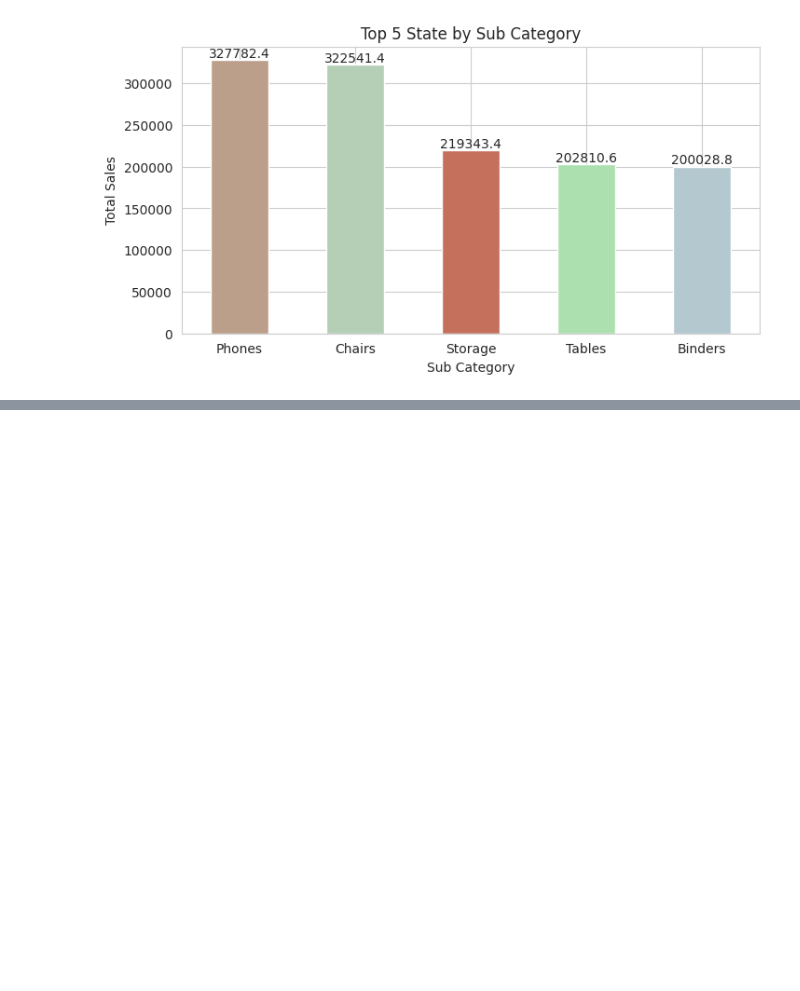
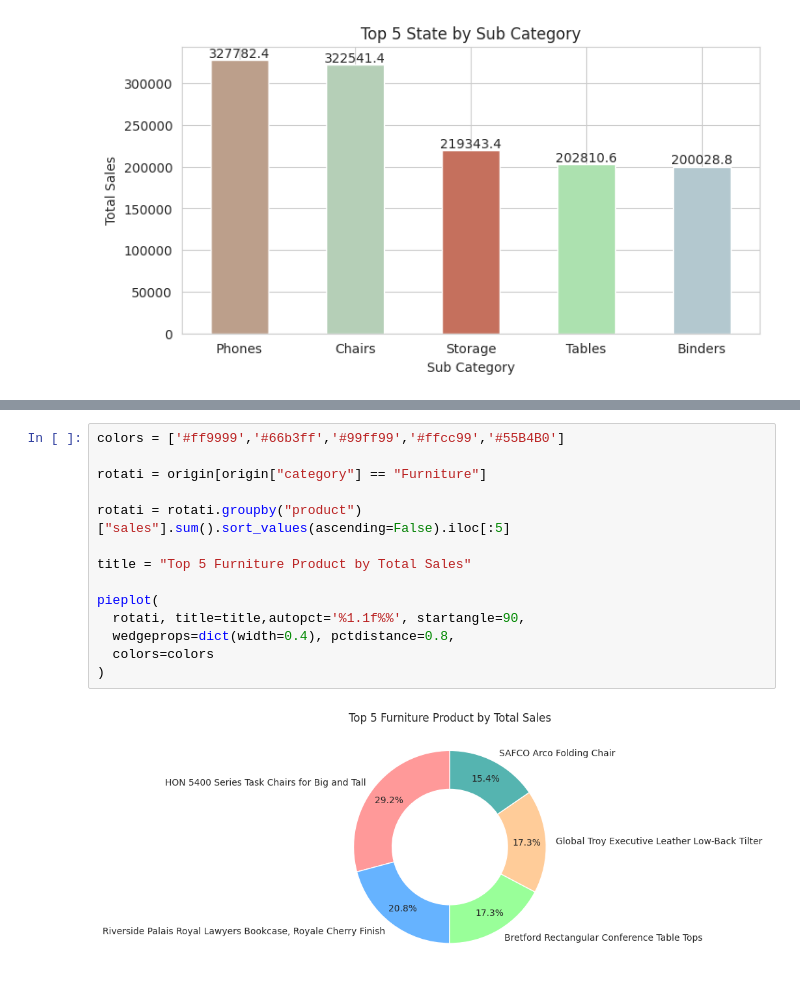
Before and after one commit to Xeroniter/Air, a Jupyter notebook: Carrera/Lab 01.ipynb, the cells around one changed output, grey strips where cells are left out. Saved outputs shown, nothing was run; the diff lists cells and outputs as text; blank space fills up the shorter version.

```diff
--- a/Carrera/Lab 01.ipynb
+++ b/Carrera/Lab 01.ipynb
@@ -328,3 +317,19 @@ pieplot(
 )
 # %% [output]
 [figure]
+# %%
+colors = ['#ff9999','#66b3ff','#99ff99','#ffcc99','#55B4B0']
+
+rotati = origin[origin["category"] == "Furniture"]
+
+rotati = rotati.groupby("product")["sales"].sum().sort_values(ascending=False).iloc[:5]
+
+title = "Top 5 Furniture Product by Total Sales"
+
+pieplot(
+  rotati, title=title,autopct='%1.1f%%', startangle=90,
+  wedgeprops=dict(width=0.4), pctdistance=0.8,
+  colors=colors
+)
+# %% [output]
+[figure, added]
```
Also changed, not shown: parts of 4 cells of this notebook.
